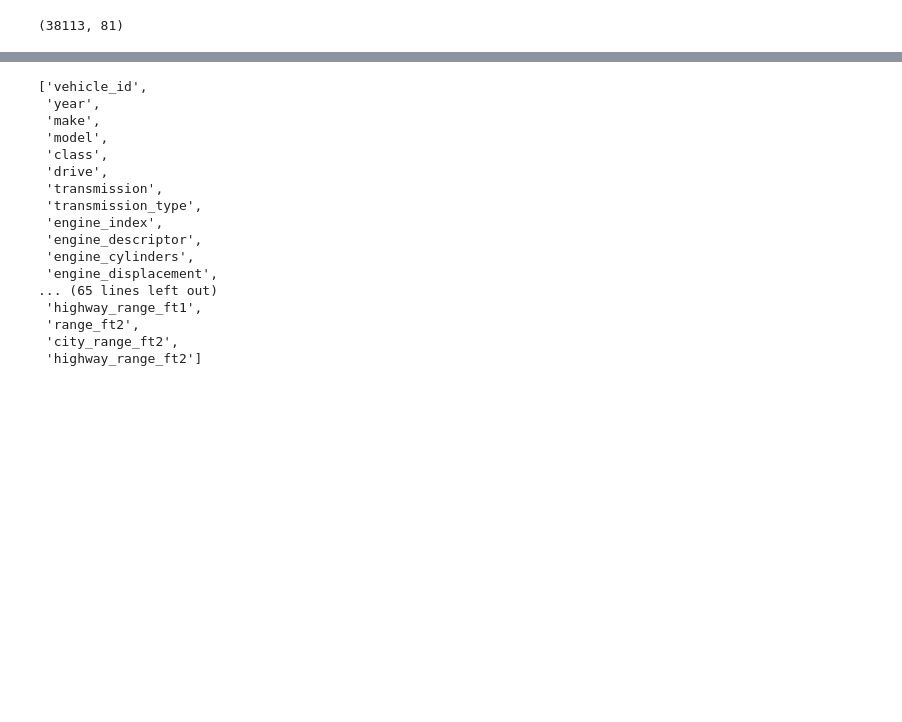
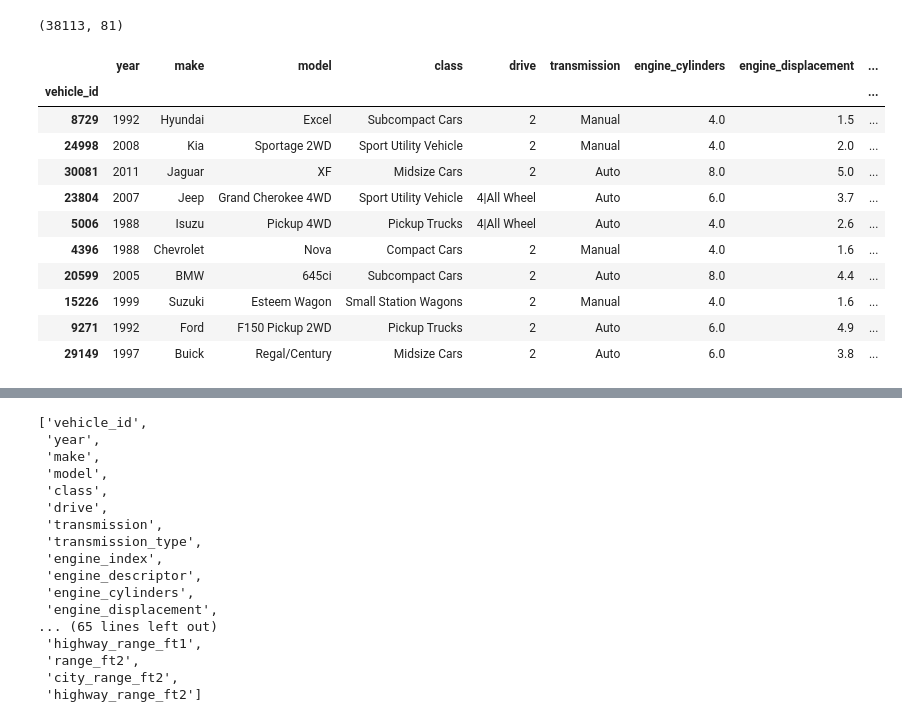
Before and after one commit to awol380/Machine-Learning-2410-Assignment, a Jupyter notebook: Phase_1.ipynb, the cells around one changed output, grey strips where cells are left out. Saved outputs shown, nothing was run; the diff lists cells and outputs as text; code cells hidden in the pictures; blank space fills up the shorter version.

```diff
--- a/Phase_1.ipynb
+++ b/Phase_1.ipynb
@@ -43,3 +34,18 @@ data.head(10)
 data.shape
 # %% [output]
 (38113, 81)
+# %%
+data.sample(n = 10)
+# %% [output]
+|  | year | make | model | class | drive | transmission | engine_cylinders | engine_displacement | ... |
+| vehicle_id |  |  |  |  |  |  |  |  | ... |
+| 8729 | 1992 | Hyundai | Excel | Subcompact Cars | 2 | Manual | 4.0 | 1.5 | ... |
+| 24998 | 2008 | Kia | Sportage 2WD | Sport Utility Vehicle | 2 | Manual | 4.0 | 2.0 | ... |
+| 30081 | 2011 | Jaguar | XF | Midsize Cars | 2 | Auto | 8.0 | 5.0 | ... |
+| 23804 | 2007 | Jeep | Grand Cherokee 4WD | Sport Utility Vehicle | 4|All Wheel | Auto | 6.0 | 3.7 | ... |
+| 5006 | 1988 | Isuzu | Pickup 4WD | Pickup Trucks | 4|All Wheel | Auto | 4.0 | 2.6 | ... |
+| 4396 | 1988 | Chevrolet | Nova | Compact Cars | 2 | Manual | 4.0 | 1.6 | ... |
+| 20599 | 2005 | BMW | 645ci | Subcompact Cars | 2 | Auto | 8.0 | 4.4 | ... |
+| 15226 | 1999 | Suzuki | Esteem Wagon | Small Station Wagons | 2 | Manual | 4.0 | 1.6 | ... |
+| 9271 | 1992 | Ford | F150 Pickup 2WD | Pickup Trucks | 2 | Auto | 6.0 | 4.9 | ... |
+| 29149 | 1997 | Buick | Regal/Century | Midsize Cars | 2 | Auto | 6.0 | 3.8 | ... |
```
Also changed, not shown: parts of 16 cells of this notebook.
